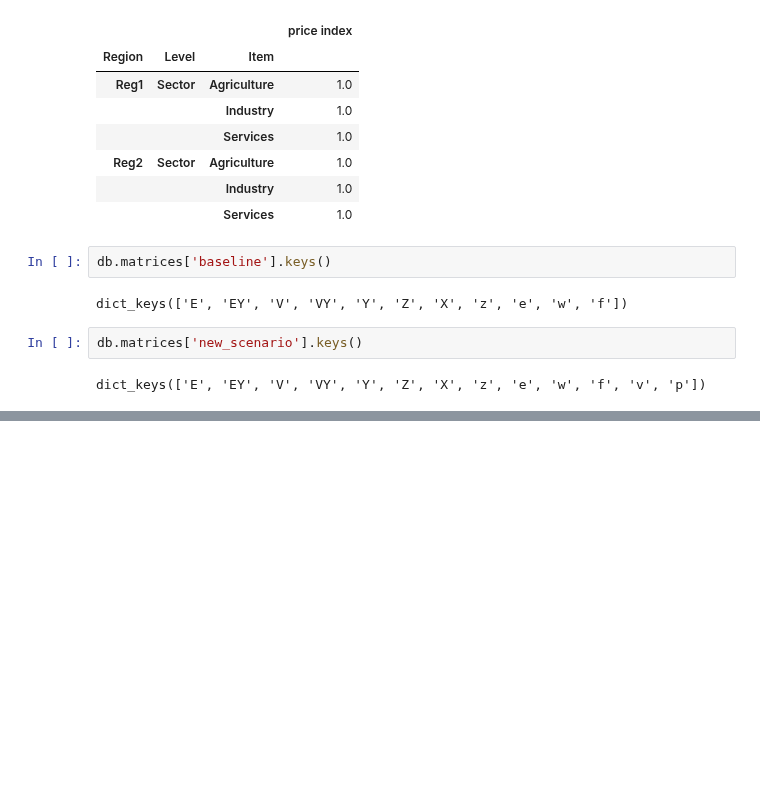
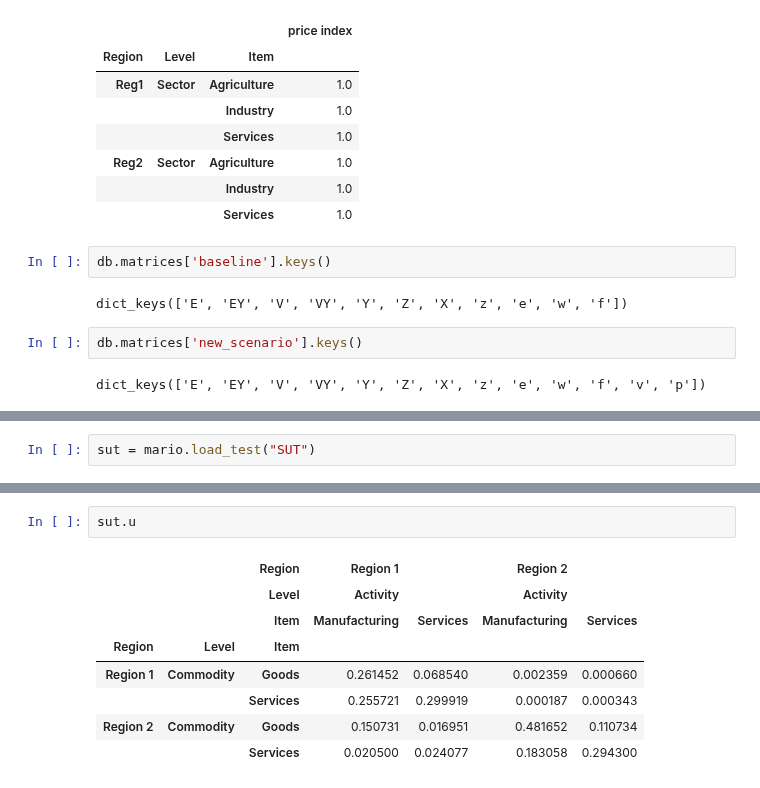
Before and after one commit to it-is-me-mario/MARIO, a Jupyter notebook: doc/source/user_guide/inspection/compute_matrices.ipynb, the cells around one changed output, grey strips where cells are left out. Saved outputs shown, nothing was run; the diff lists cells and outputs as text; blank space fills up the shorter version.

```diff
--- a/doc/source/user_guide/inspection/compute_matrices.ipynb
+++ b/doc/source/user_guide/inspection/compute_matrices.ipynb
@@ -113,0 +118,2 @@ dict_keys(['E', 'EY', 'V', 'VY', 'Y', 'Z', 'X', 'z', 'e', 'w', 'f', 'v', 'p'])
+# %%
+sut = mario.load_test("SUT")
@@ -113,0 +156,11 @@ dict_keys(['E', 'EY', 'V', 'VY', 'Y', 'Z', 'X', 'z', 'e', 'w', 'f', 'v', 'p'])
+# %%
+sut.u
+# %% [output]
+|  |  | Region | Region 1 |  | Region 2 |  |
+|  |  | Level | Activity |  | Activity |  |
+|  |  | Item | Manufacturing | Services | Manufacturing | Services |
+| Region | Level | Item |  |  |  |  |
+| Region 1 | Commodity | Goods | 0.261452 | 0.068540 | 0.002359 | 0.000660 |
+|  |  | Services | 0.255721 | 0.299919 | 0.000187 | 0.000343 |
+| Region 2 | Commodity | Goods | 0.150731 | 0.016951 | 0.481652 | 0.110734 |
+|  |  | Services | 0.020500 | 0.024077 | 0.183058 | 0.294300 |
```
Also changed, not shown: parts of 8 cells of this notebook, 50 other files.
